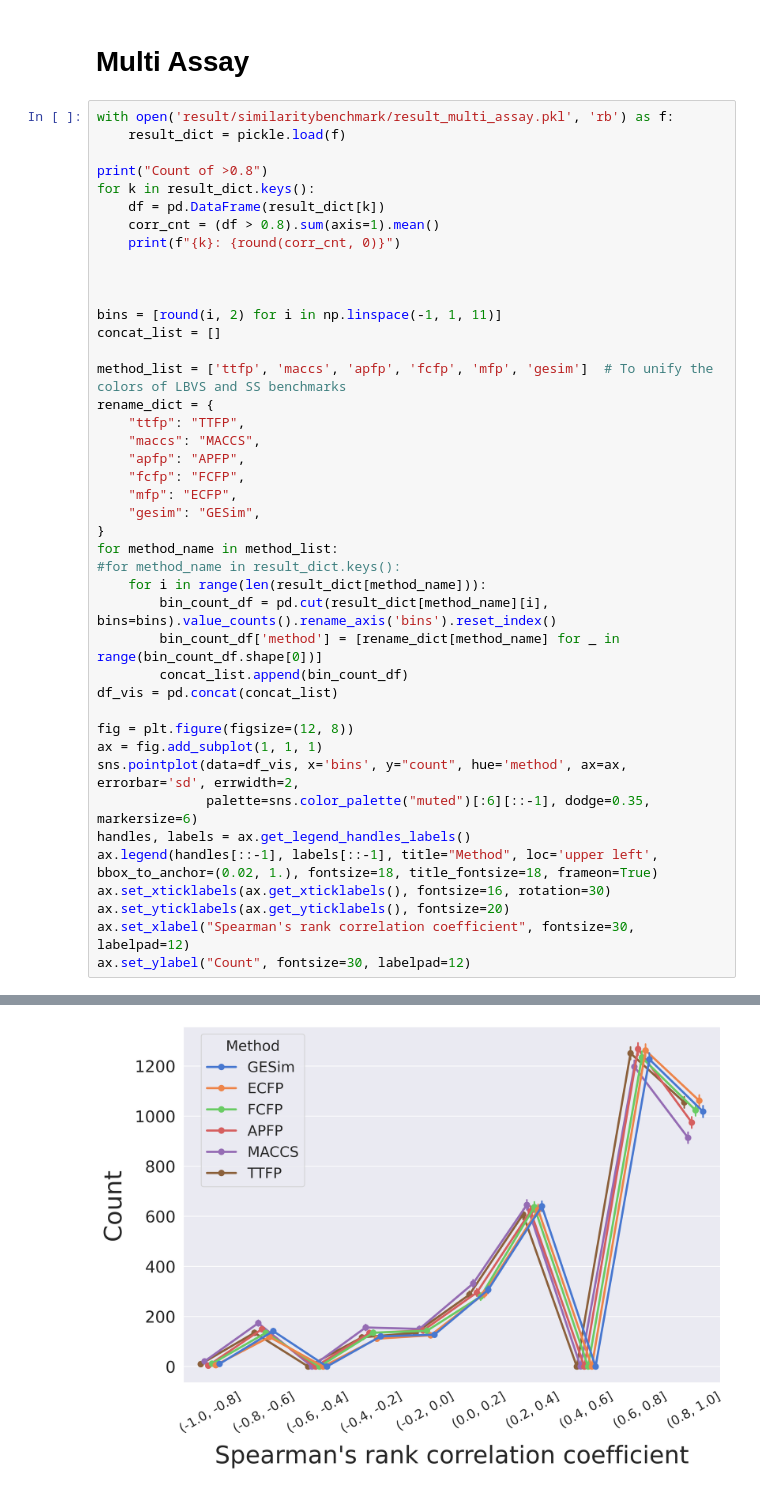
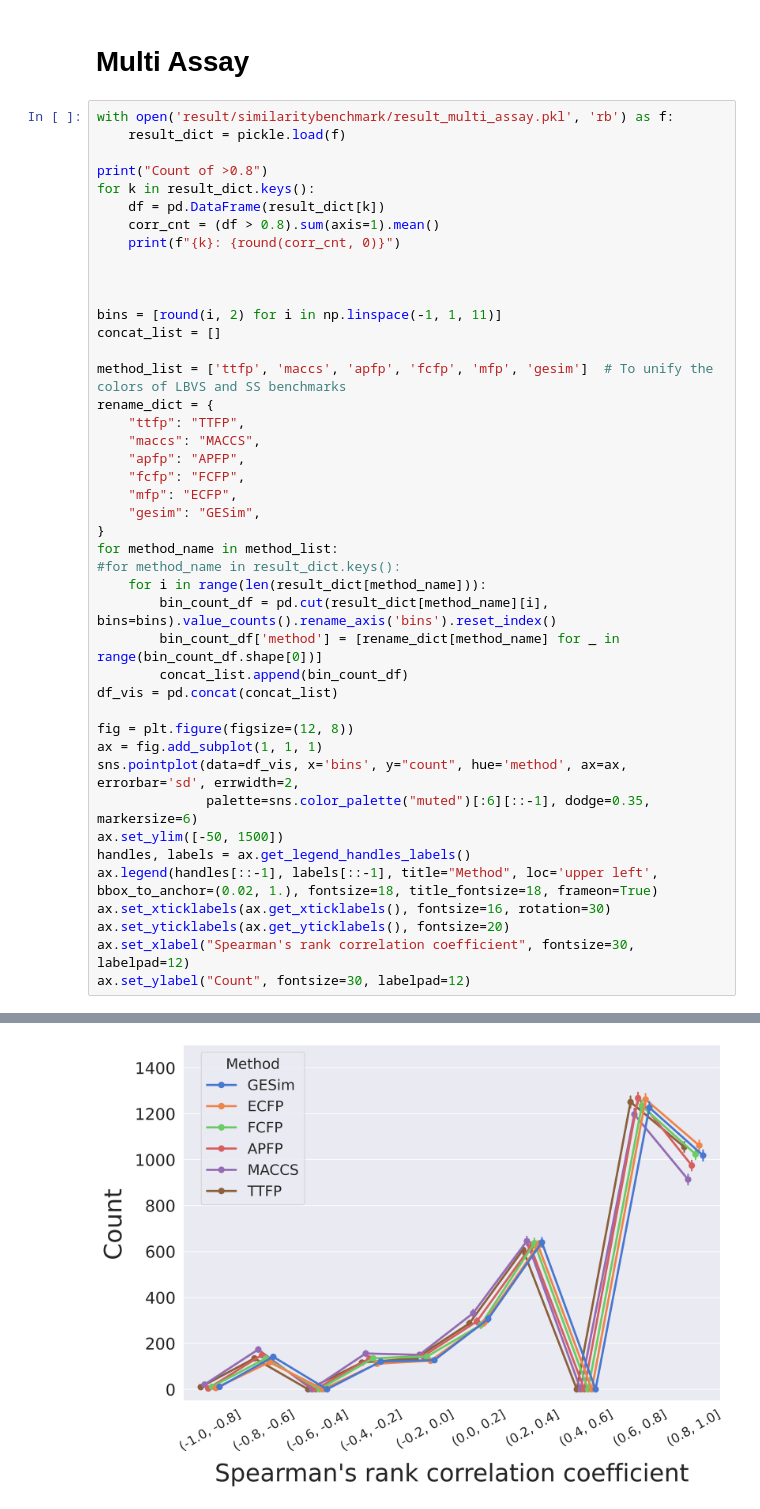
Before and after one commit to ycu-iil/gesim_experiment, a Jupyter notebook: ss_analysis.ipynb, the cells around one changed output, grey strips where cells are left out. Cells and saved outputs as stored; diff of their text form.

Commit message:
style: update figure layouts

```diff
--- a/ss_analysis.ipynb
+++ b/ss_analysis.ipynb
@@ -92,31 +93,32 @@ rename_dict = {
 for method_name in method_list:
 #for method_name in result_dict.keys():
     for i in range(len(result_dict[method_name])):
         bin_count_df = pd.cut(result_dict[method_name][i], bins=bins).value_counts().rename_axis('bins').reset_index()
         bin_count_df['method'] = [rename_dict[method_name] for _ in range(bin_count_df.shape[0])]
         concat_list.append(bin_count_df)
 df_vis = pd.concat(concat_list)
 
 fig = plt.figure(figsize=(12, 8))
 ax = fig.add_subplot(1, 1, 1)
 sns.pointplot(data=df_vis, x='bins', y="count", hue='method', ax=ax, errorbar='sd', errwidth=2,
               palette=sns.color_palette("muted")[:6][::-1], dodge=0.35, markersize=6)
+ax.set_ylim([-50, 1500])
 handles, labels = ax.get_legend_handles_labels()
 ax.legend(handles[::-1], labels[::-1], title="Method", loc='upper left', bbox_to_anchor=(0.02, 1.), fontsize=18, title_fontsize=18, frameon=True)
 ax.set_xticklabels(ax.get_xticklabels(), fontsize=16, rotation=30)
 ax.set_yticklabels(ax.get_yticklabels(), fontsize=20)
 ax.set_xlabel("Spearman's rank correlation coefficient", fontsize=30, labelpad=12)
 ax.set_ylabel("Count", fontsize=30, labelpad=12)
 # %% [output]
 Count of >0.8
 mfp: 1061.0
 fcfp: 1023.0
 maccs: 913.0
 apfp: 974.0
 ttfp: 1055.0
 gesim: 1018.0
 The `errwidth` parameter is deprecated. And will be removed in v0.15.0. Pass `err_kws={'linewidth': 2}` instead.
 
   sns.pointplot(data=df_vis, x='bins', y="count", hue='method', ax=ax, errorbar='sd', errwidth=2,
 Text(0, 0.5, 'Count')
-[figure, old version]
+[figure, new version]
```
Also changed, not shown: parts of 1 cell of this notebook.
